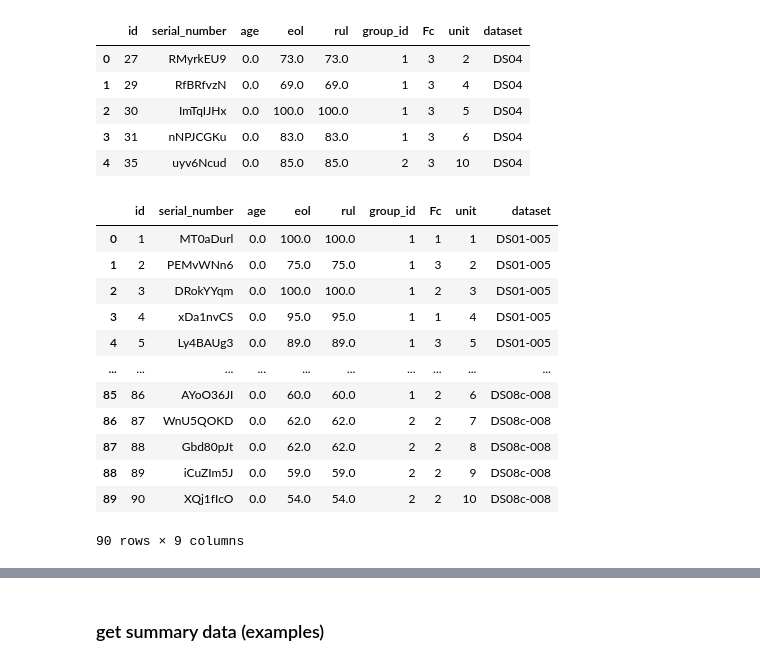
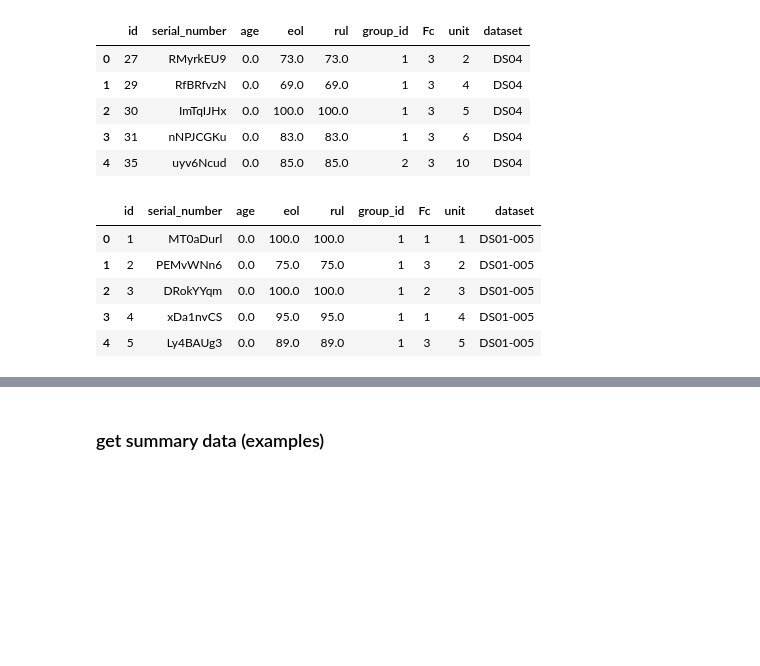
Before and after one commit to darrahts/phm2021_data_challenge, a Jupyter notebook: notebooks/database_api_ncmapss.ipynb, the cells around one changed output, grey strips where cells are left out. Drawn from its saved outputs; the diff is of its cells as text; code cells hidden in the pictures; blank space fills up the shorter version.

```diff
--- a/notebooks/database_api_ncmapss.ipynb
+++ b/notebooks/database_api_ncmapss.ipynb
@@ -280,19 +280,12 @@ api._get_units(group_id=[1,2],
 | 3 | 31 | nNPJCGKu | 0.0 | 83.0 | 83.0 | 1 | 3 | 6 | DS04 |
 | 4 | 35 | uyv6Ncud | 0.0 | 85.0 | 85.0 | 2 | 3 | 10 | DS04 |
 # %%
-api._get_units(db=db)
+api._get_units(db=db).head()
 # %% [output]
 |  | id | serial_number | age | eol | rul | group_id | Fc | unit | dataset |
 | 0 | 1 | MT0aDurl | 0.0 | 100.0 | 100.0 | 1 | 1 | 1 | DS01-005 |
 | 1 | 2 | PEMvWNn6 | 0.0 | 75.0 | 75.0 | 1 | 3 | 2 | DS01-005 |
 | 2 | 3 | DRokYYqm | 0.0 | 100.0 | 100.0 | 1 | 2 | 3 | DS01-005 |
 | 3 | 4 | xDa1nvCS | 0.0 | 95.0 | 95.0 | 1 | 1 | 4 | DS01-005 |
 | 4 | 5 | Ly4BAUg3 | 0.0 | 89.0 | 89.0 | 1 | 3 | 5 | DS01-005 |
-| ... | ... | ... | ... | ... | ... | ... | ... | ... | ... |
-| 85 | 86 | AYoO36JI | 0.0 | 60.0 | 60.0 | 1 | 2 | 6 | DS08c-008 |
-| 86 | 87 | WnU5QOKD | 0.0 | 62.0 | 62.0 | 2 | 2 | 7 | DS08c-008 |
-| 87 | 88 | Gbd80pJt | 0.0 | 62.0 | 62.0 | 2 | 2 | 8 | DS08c-008 |
-| 88 | 89 | iCuZIm5J | 0.0 | 59.0 | 59.0 | 2 | 2 | 9 | DS08c-008 |
-| 89 | 90 | XQj1fIcO | 0.0 | 54.0 | 54.0 | 2 | 2 | 10 | DS08c-008 |
-90 rows × 9 columns
 # %%
```
Also changed, not shown: parts of 11 cells of this notebook, 1 other file.
